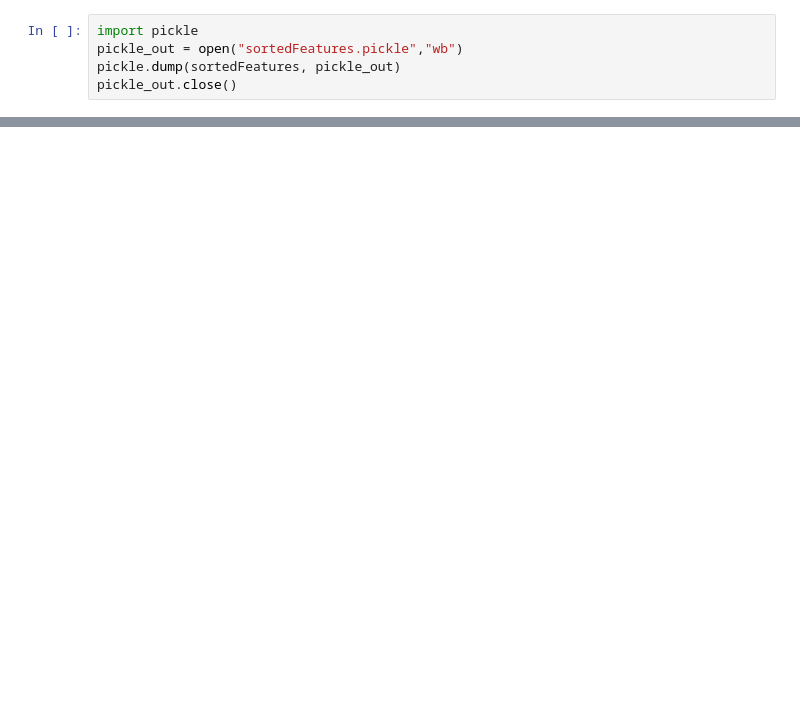
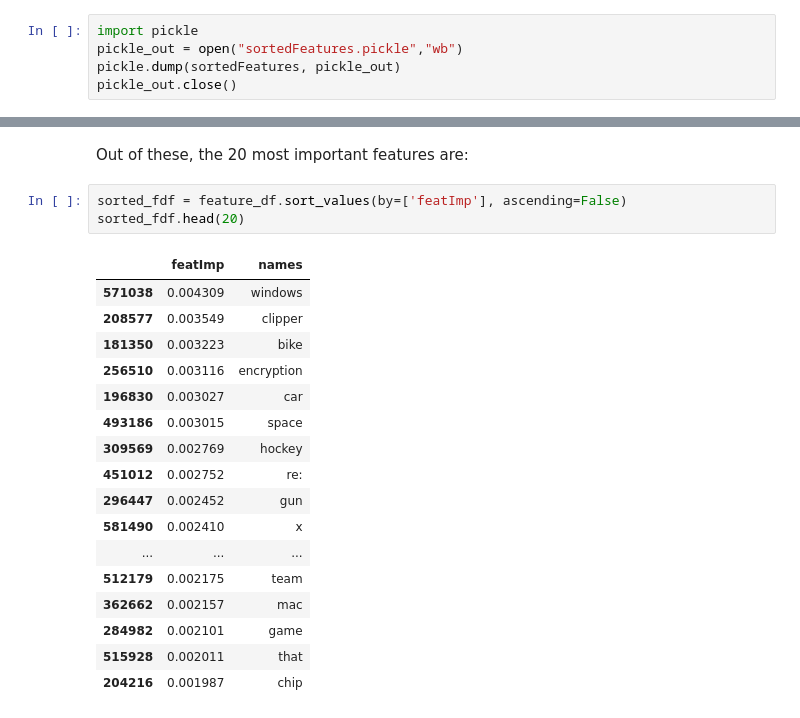
Before and after one commit to sourabhlal/ada2017, a Jupyter notebook: 04 - Applied ML/Homework4.ipynb, the cells around one changed output, grey strips where cells are left out. Drawn from its saved outputs; the diff is of its cells as text; blank space fills up the shorter version.

```diff
--- a/04 - Applied ML/Homework4.ipynb
+++ b/04 - Applied ML/Homework4.ipynb
@@ -897,0 +923,23 @@ MemoryError:
+# %% [markdown]
+Out of these, the 20 most important features are:
+# %%
+sorted_fdf = feature_df.sort_values(by=['featImp'], ascending=False)
+sorted_fdf.head(20)
+# %% [output]
+|  | featImp | names |
+| 571038 | 0.004309 | windows |
+| 208577 | 0.003549 | clipper |
+| 181350 | 0.003223 | bike |
+| 256510 | 0.003116 | encryption |
+| 196830 | 0.003027 | car |
+| 493186 | 0.003015 | space |
+| 309569 | 0.002769 | hockey |
+| 451012 | 0.002752 | re: |
+| 296447 | 0.002452 | gun |
+| 581490 | 0.002410 | x |
+| ... | ... | ... |
+| 512179 | 0.002175 | team |
+| 362662 | 0.002157 | mac |
+| 284982 | 0.002101 | game |
+| 515928 | 0.002011 | that |
+| 204216 | 0.001987 | chip |
```
Also changed, not shown: parts of 13 cells of this notebook.
